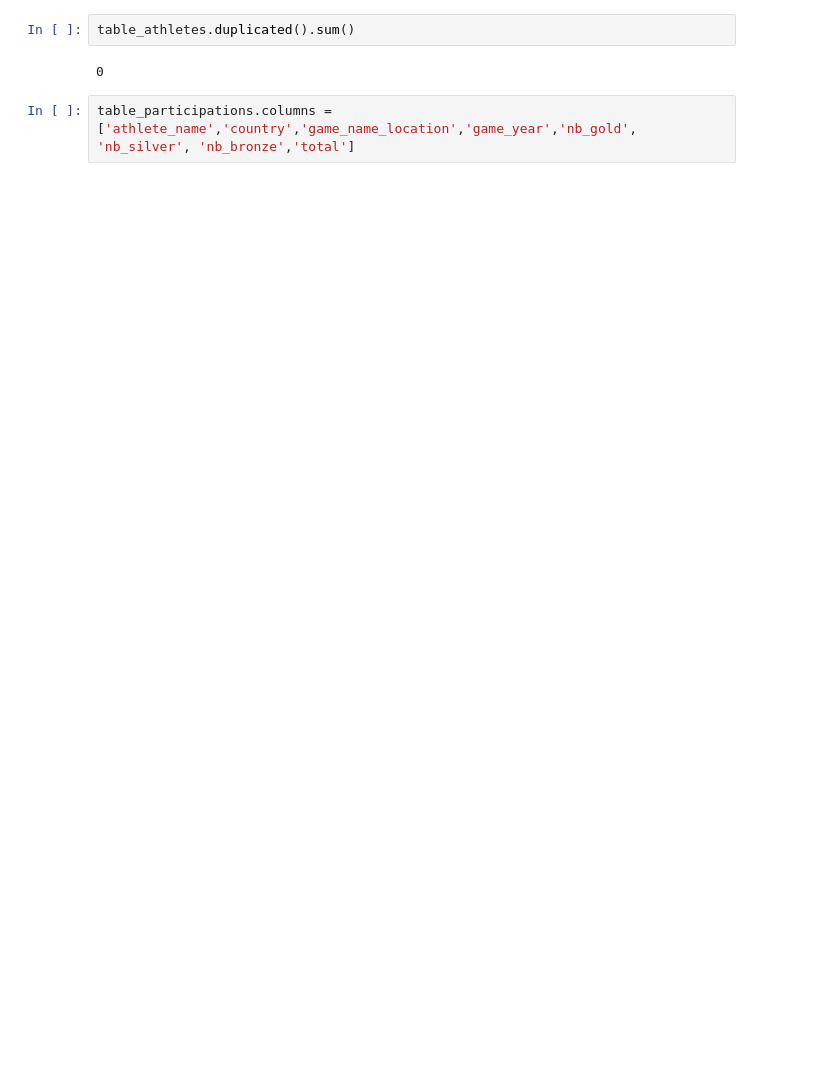
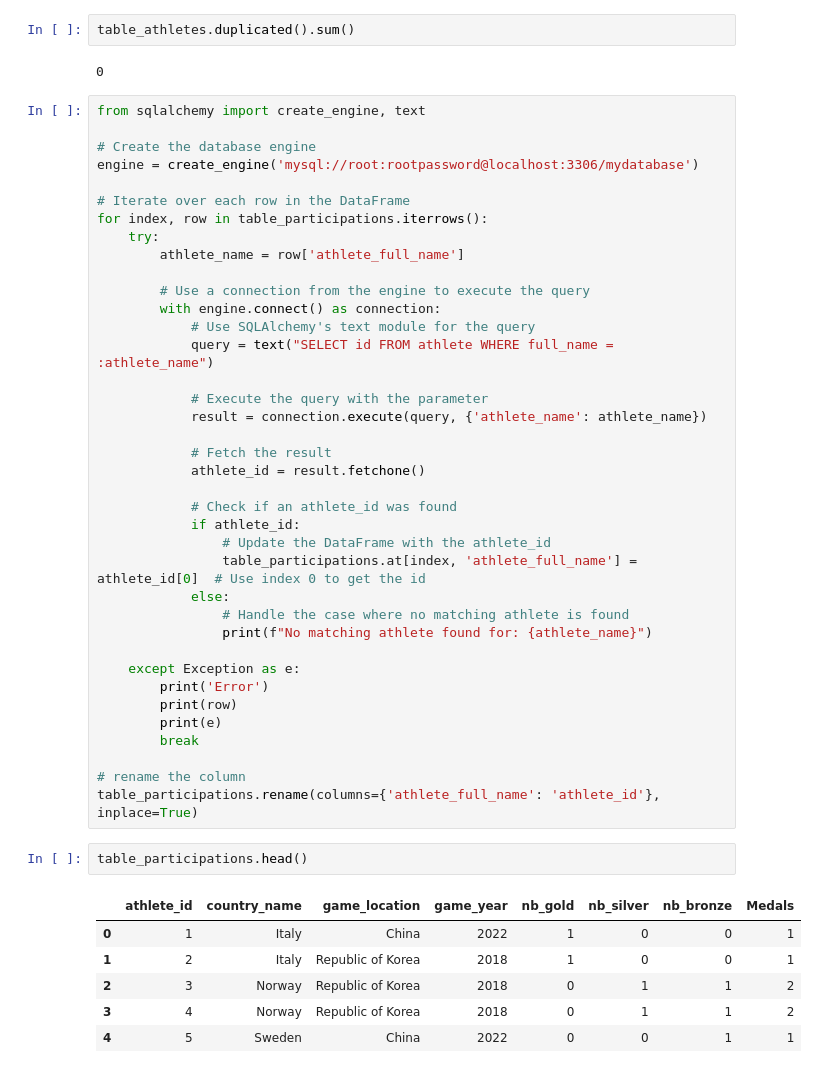
Before and after one commit to fabien5525/IPSSI_hackathon_equipe_9, a Jupyter notebook: notebooks/bd.ipynb, the cells around one changed output. Drawn from its saved outputs; the diff is of its cells as text; blank space fills up the shorter version.

Commit message:
finish db.ipynb, adding ids instead of name and fix compose.yml

```diff
--- a/notebooks/bd.ipynb
+++ b/notebooks/bd.ipynb
@@ -166,5 +143,50 @@ table_participations.head()
 table_athletes.duplicated().sum()
 # %% [output]
 0
-# %%
-table_participations.columns = ['athlete_name','country','game_name_location','game_year','nb_gold',	'nb_silver', 'nb_bronze','total']
+# %%
+from sqlalchemy import create_engine, text
+
+# Create the database engine
+engine = create_engine('mysql://root:rootpassword@localhost:3306/mydatabase')
+
+# Iterate over each row in the DataFrame
+for index, row in table_participations.iterrows():
+    try:
+        athlete_name = row['athlete_full_name']
+
+        # Use a connection from the engine to execute the query
+        with engine.connect() as connection:
+            # Use SQLAlchemy's text module for the query
+            query = text("SELECT id FROM athlete WHERE full_name = :athlete_name")
+
+            # Execute the query with the parameter
+            result = connection.execute(query, {'athlete_name': athlete_name})
+
+            # Fetch the result
+            athlete_id = result.fetchone()
+
+            # Check if an athlete_id was found
+            if athlete_id:
+                # Update the DataFrame with the athlete_id
+                table_participations.at[index, 'athlete_full_name'] = athlete_id[0]  # Use index 0 to get the id
+            else:
+                # Handle the case where no matching athlete is found
+                print(f"No matching athlete found for: {athlete_name}")
+
+    except Exception as e:
+        print('Error')
+        print(row)
+        print(e)
+        break
+
+# rename the column
+table_participations.rename(columns={'athlete_full_name': 'athlete_id'}, inplace=True)
+# %%
+table_participations.head()
+# %% [output]
+|  | athlete_id | country_name | game_location | game_year | nb_gold | nb_silver | nb_bronze | Medals |
+| 0 | 1 | Italy | China | 2022 | 1 | 0 | 0 | 1 |
+| 1 | 2 | Italy | Republic of Korea | 2018 | 1 | 0 | 0 | 1 |
+| 2 | 3 | Norway | Republic of Korea | 2018 | 0 | 1 | 1 | 2 |
+| 3 | 4 | Norway | Republic of Korea | 2018 | 0 | 1 | 1 | 2 |
+| 4 | 5 | Sweden | China | 2022 | 0 | 0 | 1 | 1 |
```
Also changed, not shown: parts of 11 cells of this notebook, 1 other file.
